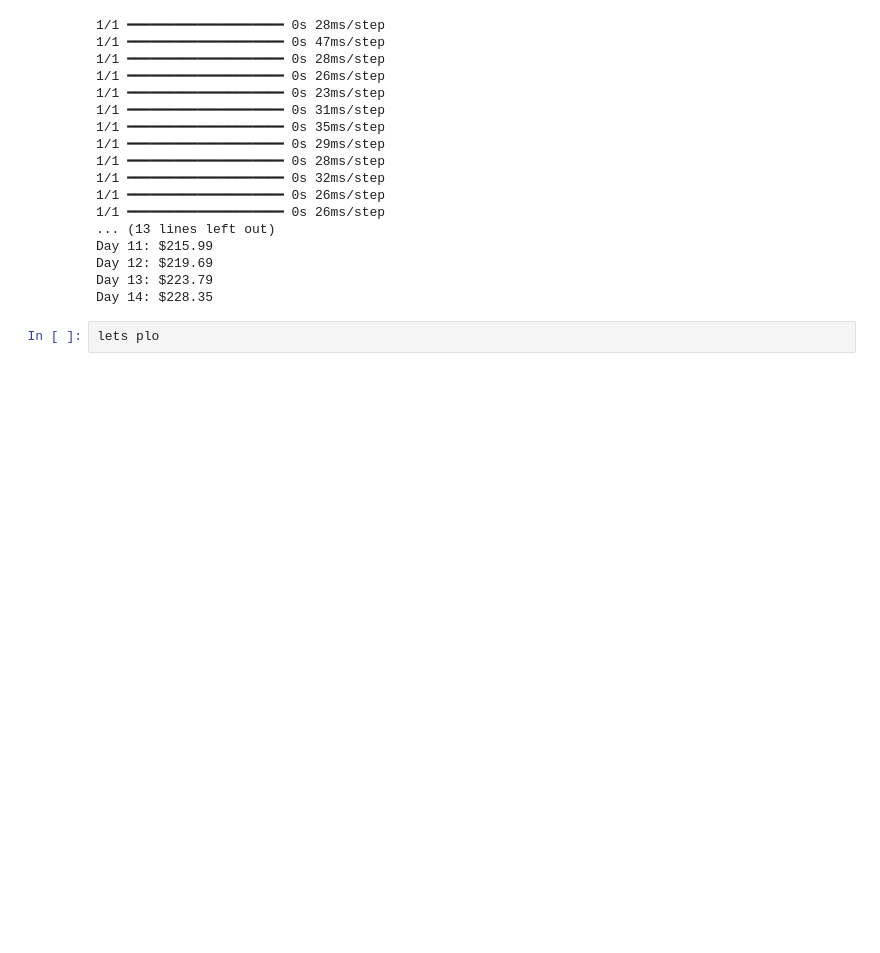
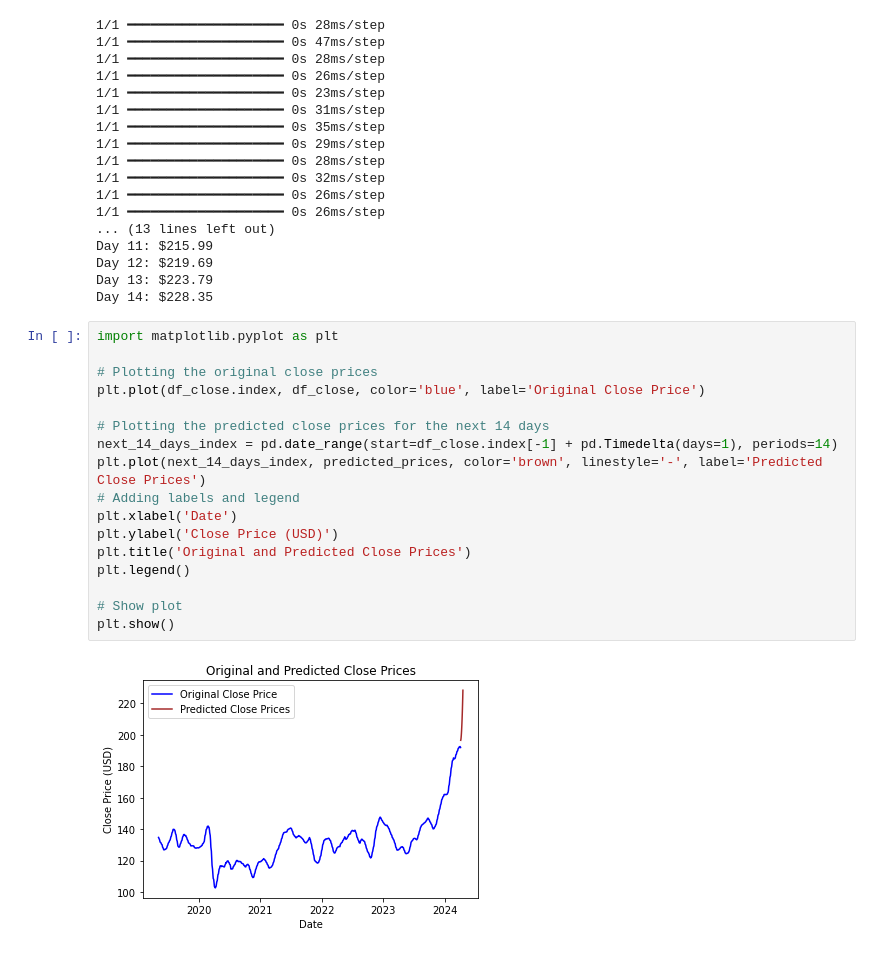
Before and after one commit to MabroorA/stocks-prediction-app, a Jupyter notebook: Machine-learning/Best_model.ipynb, the cells around one changed output. Drawn from its saved outputs; the diff is of its cells as text; blank space fills up the shorter version.

Commit message:
prediction for next 13 days added to original close price

```diff
--- a/Machine-learning/Best_model.ipynb
+++ b/Machine-learning/Best_model.ipynb
@@ -291,5 +291,22 @@ Day 11: $215.99
 Day 12: $219.69
 Day 13: $223.79
 Day 14: $228.35
-# %%
-lets plo
+# %%
+import matplotlib.pyplot as plt
+
+# Plotting the original close prices
+plt.plot(df_close.index, df_close, color='blue', label='Original Close Price')
+
+# Plotting the predicted close prices for the next 14 days
+next_14_days_index = pd.date_range(start=df_close.index[-1] + pd.Timedelta(days=1), periods=14)
+plt.plot(next_14_days_index, predicted_prices, color='brown', linestyle='-', label='Predicted Close Prices')
+# Adding labels and legend
+plt.xlabel('Date')
+plt.ylabel('Close Price (USD)')
+plt.title('Original and Predicted Close Prices')
+plt.legend()
+
+# Show plot
+plt.show()
+# %% [output]
+[figure, added]
```
